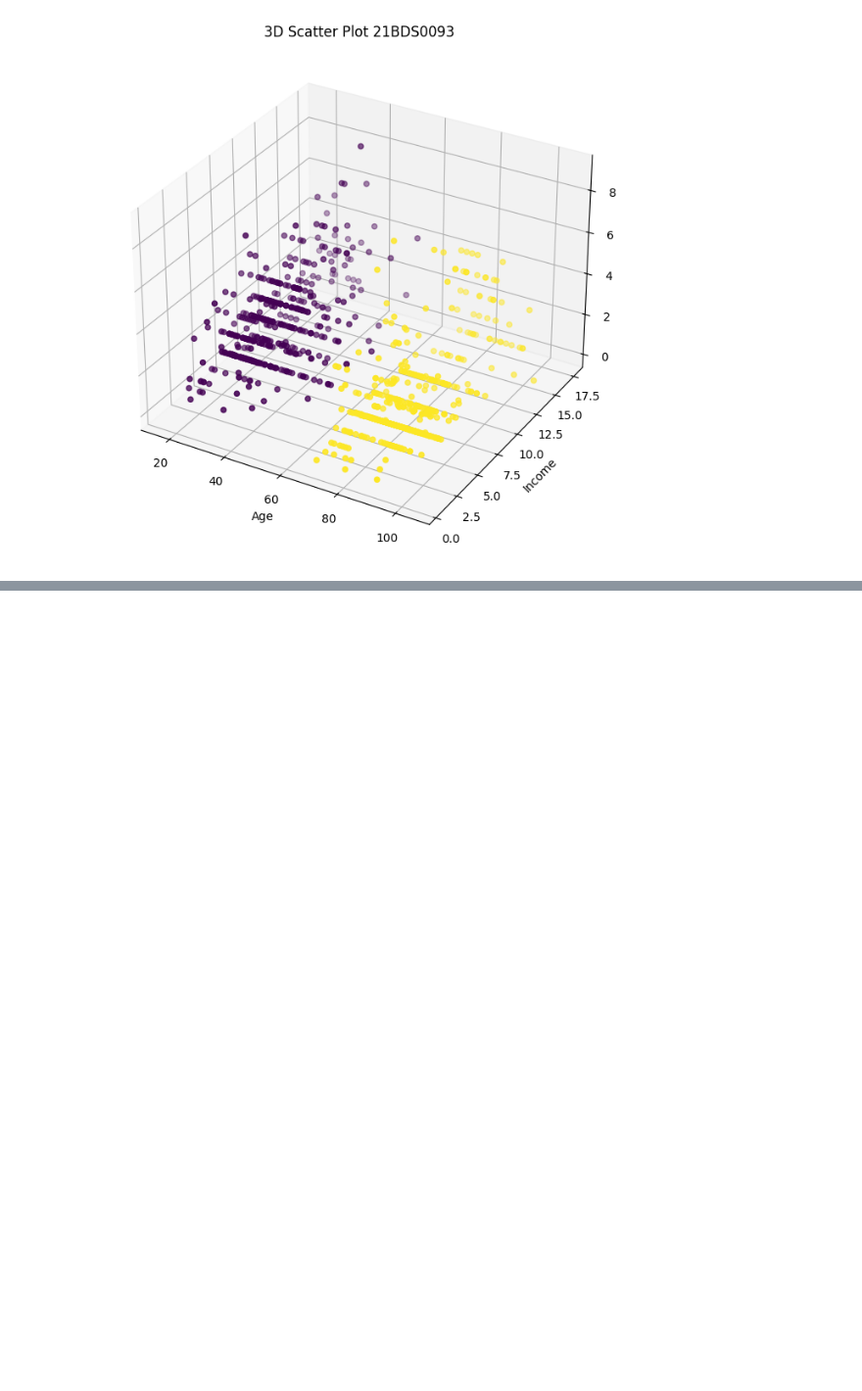
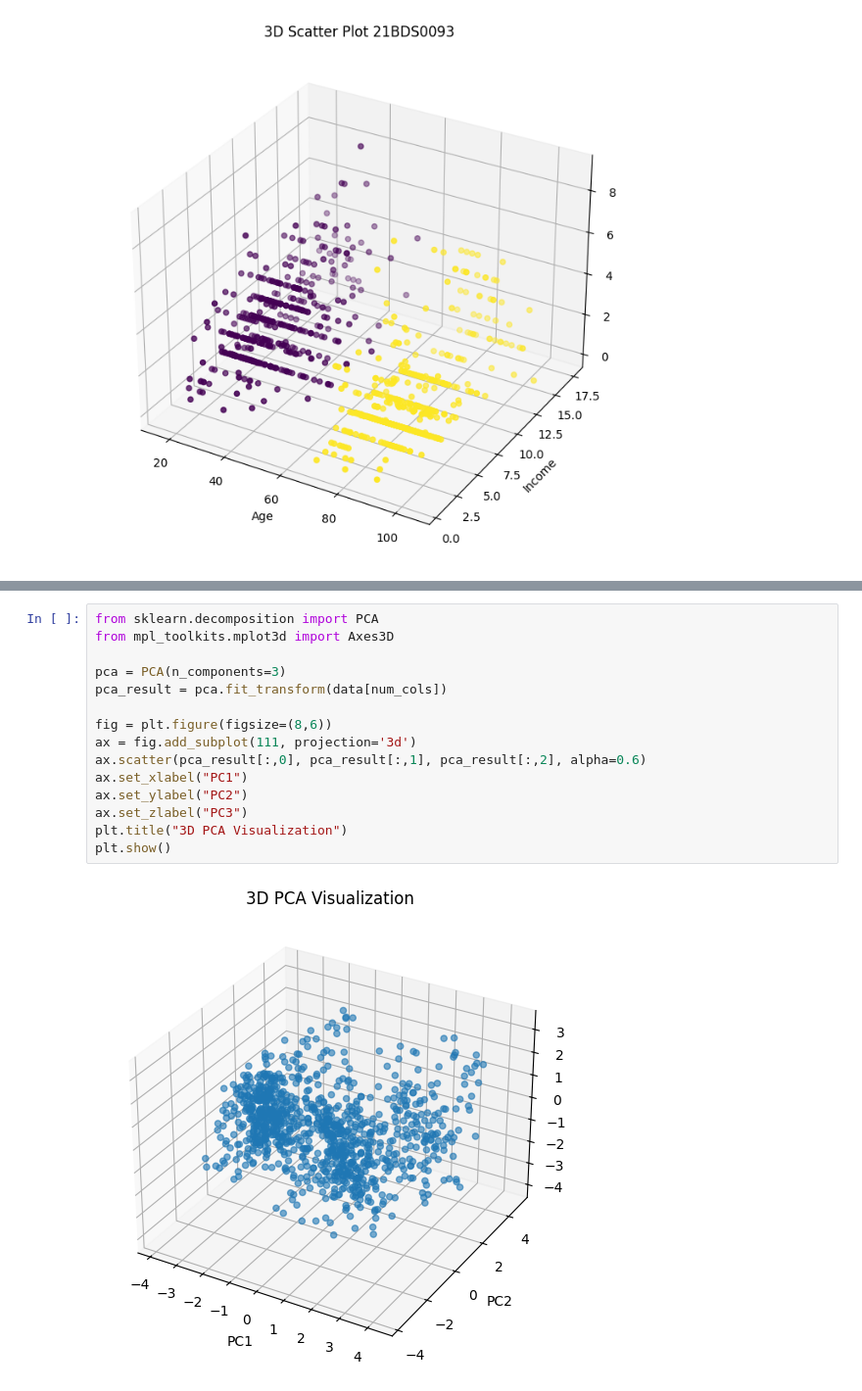
Before and after one commit to Rishzbh/EDA, a Jupyter notebook: 21BDS0093.ipynb, the cells around one changed output, grey strips where cells are left out. Shown at 98% size. Drawn from its saved outputs; the diff is of its cells as text; blank space fills up the shorter version.

```diff
--- a/21BDS0093.ipynb
+++ b/21BDS0093.ipynb
@@ -203,0 +257,17 @@ plt.show()
+# %%
+from sklearn.decomposition import PCA
+from mpl_toolkits.mplot3d import Axes3D
+
+pca = PCA(n_components=3)
+pca_result = pca.fit_transform(data[num_cols])
+
+fig = plt.figure(figsize=(8,6))
+ax = fig.add_subplot(111, projection='3d')
+ax.scatter(pca_result[:,0], pca_result[:,1], pca_result[:,2], alpha=0.6)
+ax.set_xlabel("PC1")
+ax.set_ylabel("PC2")
+ax.set_zlabel("PC3")
+plt.title("3D PCA Visualization")
+plt.show()
+# %% [output]
+[figure, added]
```
Also changed, not shown: parts of 6 cells of this notebook.
